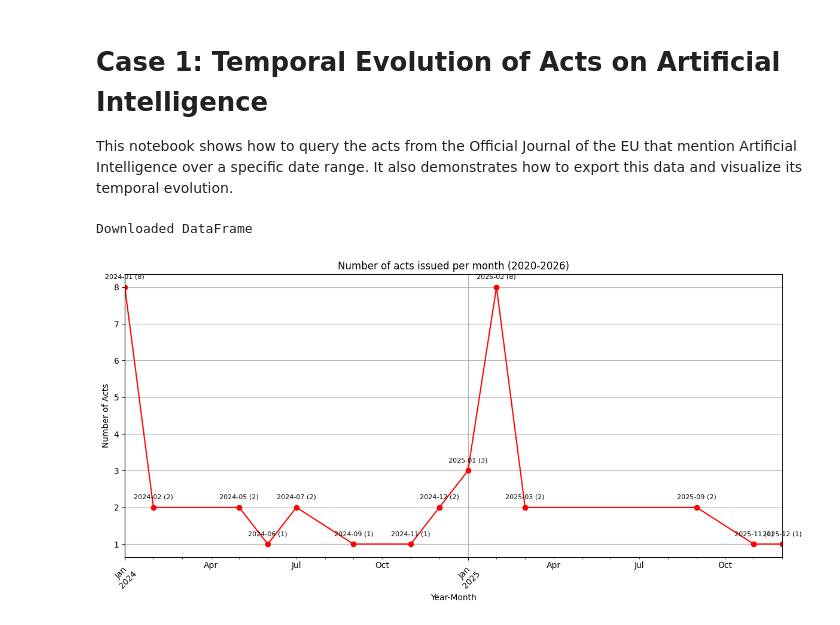
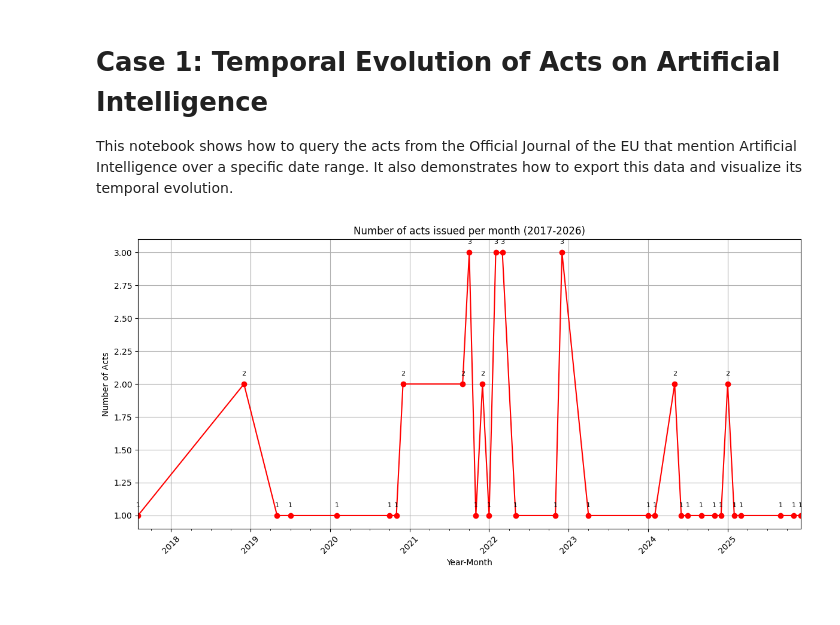
Before and after one commit to diegoglezsu/bulletin-py, a Jupyter notebook: scripts/use_cases/case_1_ai_evolution.ipynb, the cells around one changed output. Drawn from its saved outputs; the diff is of its cells as text; code cells hidden in the pictures.

```diff
--- a/scripts/use_cases/case_1_ai_evolution.ipynb
+++ b/scripts/use_cases/case_1_ai_evolution.ipynb
@@ -7,7 +7,7 @@ from bulletin.eurlex.api.client import EurlexBulletinClient
 
 client = EurlexBulletinClient()
 
-date_start = "2024-01-01"
+date_start = "2017-01-01"
 date_end = "2026-04-01"
 title_contains = "artificial intelligence"
 language = "ENG"
@@ -19,29 +19,25 @@ acts_df = client.get_acts(
     language=language,
     output_format="df"
 )
-
-print("Downloaded DataFrame")
-# %% [output]
-Downloaded DataFrame
 # %%
 import pandas as pd
 import matplotlib.pyplot as plt
 
 acts_df['date'] = pd.to_datetime(acts_df['date'], errors='coerce')
 acts_df['year_month'] = acts_df['date'].dt.to_period('M')
 acts_by_month = acts_df.groupby('year_month').size()
 plt.figure(figsize=(12, 6))
 ax = acts_by_month.plot(kind='line', marker='o', color='red')
 
 for x, y in acts_by_month.items():
-    ax.annotate(str(x) + " (" + str(y) + ")", (x, y), textcoords="offset points", xytext=(0, 10), ha='center', fontsize=8)
+    ax.annotate(str(y), (x, y), textcoords="offset points", xytext=(0, 10), ha='center', fontsize=8)
 
-plt.title("Number of acts issued per month (2020-2026)")
+plt.title("Number of acts issued per month (2017-2026)")
 plt.xlabel("Year-Month")
 plt.ylabel("Number of Acts")
 plt.xticks(rotation=45)
 plt.grid()
 plt.tight_layout()
 plt.show()
 # %% [output]
-[figure, old version]
+[figure, new version]
```
Also changed, not shown: 10 other files.
